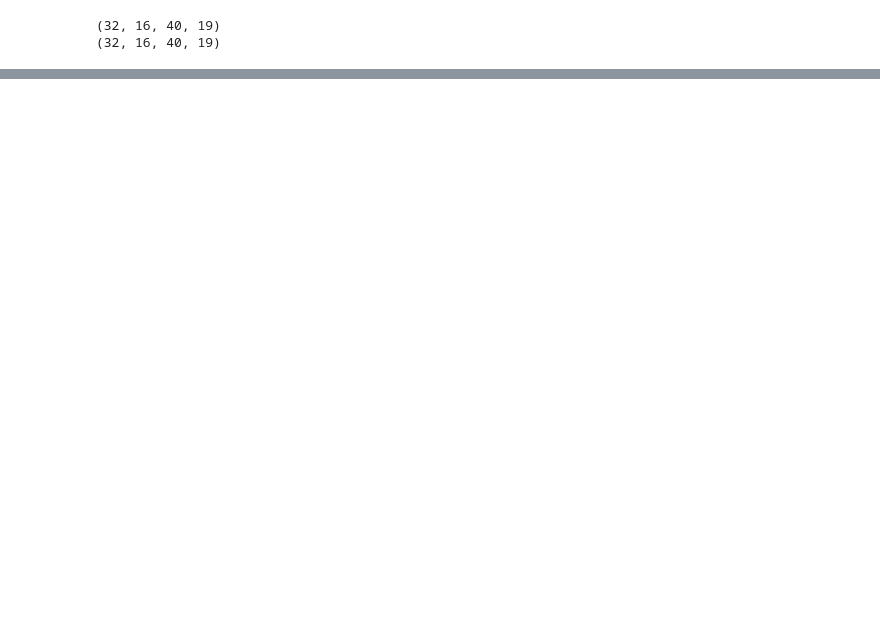
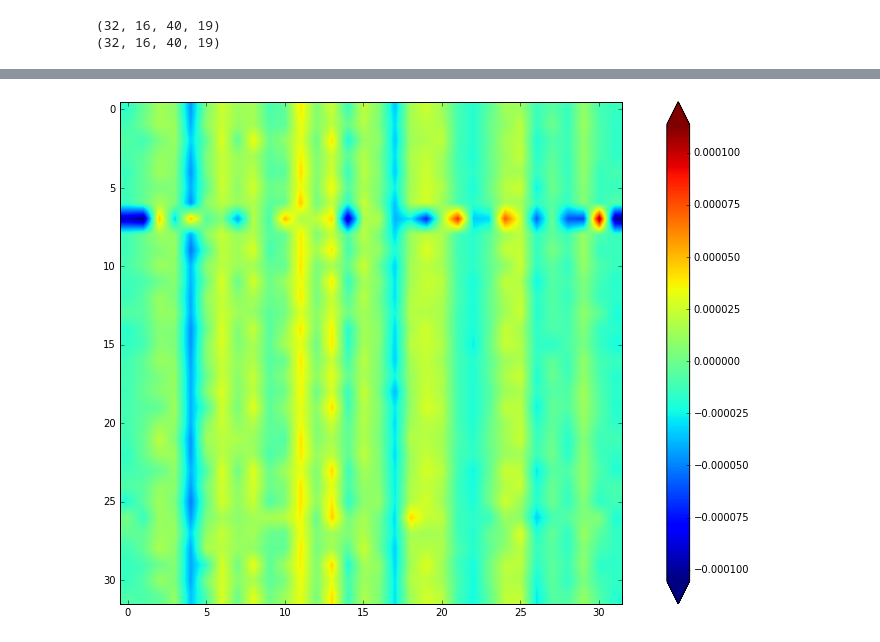
Before and after one commit to WatChMaL/CNN, a Jupyter notebook: postprocessing/scratch_nb_5.ipynb, the cells around one changed output, grey strips where cells are left out. Cells and saved outputs as stored; diff of their text form; code cells hidden in the pictures; blank space fills up the shorter version.

```diff
--- a/postprocessing/scratch_nb_5.ipynb
+++ b/postprocessing/scratch_nb_5.ipynb
@@ -36,0 +57,6 @@ plot_utils.plot_actual_vs_recon(np_event[0], np_recon[0], show_plot=True)
+# %%
+fig = plt.figure(figsize=(16,9))
+im = plt.imshow(np_covar)
+cbar = fig.colorbar(im, extend="both")
+# %% [output]
+[figure, added]
```
Also changed, not shown: parts of 7 cells of this notebook, 2 other files.
